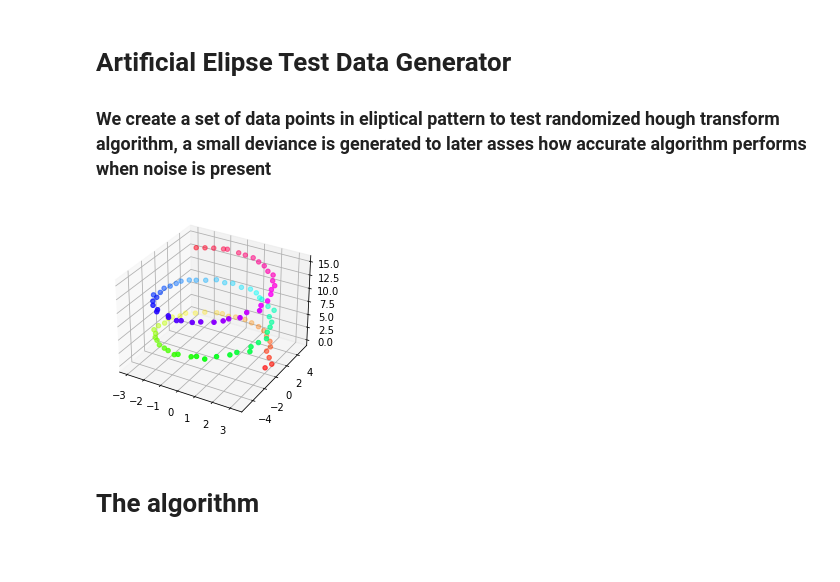
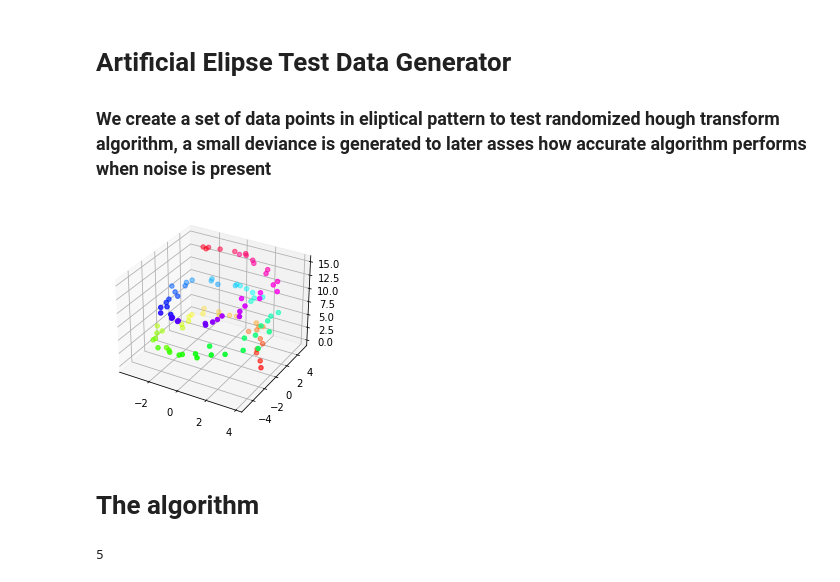
Before and after one commit to monterrey/ellipse-finder, a Jupyter notebook: Hough Transform.ipynb, the cells around one changed output. Saved outputs shown, nothing was run; the diff lists cells and outputs as text; code cells hidden in the pictures; blank space fills up the shorter version.

```diff
--- a/Hough Transform.ipynb
+++ b/Hough Transform.ipynb
@@ -12,15 +12,16 @@ import matplotlib.pyplot as plt
 # %%
 fig = plt.figure()
 ax = plt.axes(projection="3d")
 
 z_points = np.linspace(0,15,100)
-x_points = 3 * np.cos(z_points) + 0.1 * np.random.randn(100)
+x_points = 3 * np.cos(z_points) + 0.5 * np.random.randn(100)
 y_points = 5 * np.sin(z_points) + 0.1 * np.random.randn(100)
 ax.scatter3D(x_points, y_points, z_points, c=z_points, cmap='hsv')
 data = np.column_stack((x_points,y_points,z_points))
 plt.show()
+plt.close('all')
 # %% [output]
-[figure, old version]
+[figure, new version]
 # %% [markdown]
 # The algorithm
 # %%
@@ -32,2 +47,5 @@ def ellipseDetector(data_points):
 # %%
-ellipseDetector(data)
+myEllipse = detectEllipse()
+myEllipse._ellipseDetector(data)
+# %% [output]
+5
```
Also changed, not shown: parts of 2 cells of this notebook, 9 other files.
